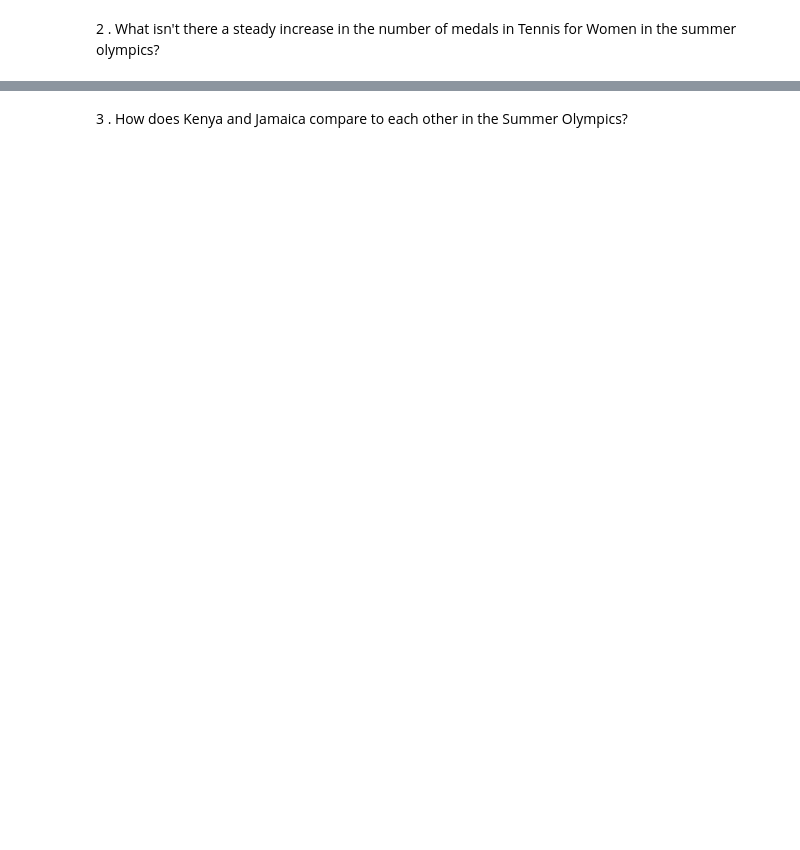
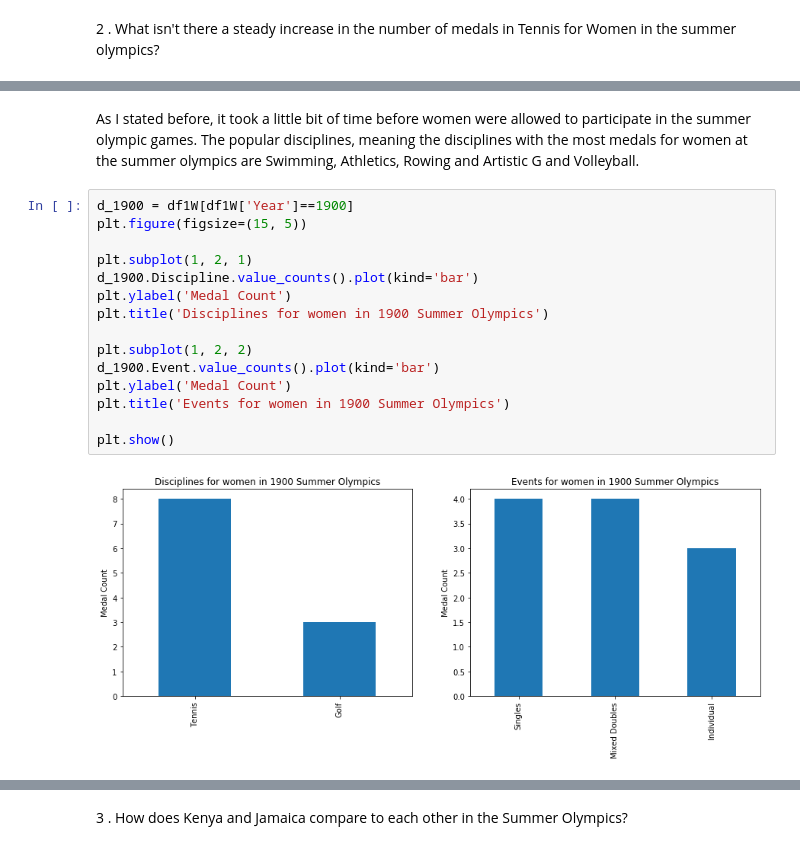
Before and after one commit to mguemon/Thinkful-, a Jupyter notebook: PrepCourseCapstone.ipynb, the cells around one changed output, grey strips where cells are left out. Cells and saved outputs as stored; diff of their text form; blank space fills up the shorter version.

```diff
--- a/PrepCourseCapstone.ipynb
+++ b/PrepCourseCapstone.ipynb
@@ -596,0 +589,20 @@ d_Tennis.groupby('Year').describe()
+# %% [markdown]
+As I stated before, it took a little bit of time before women were allowed to participate in the summer olympic games.
+The popular disciplines, meaning the disciplines with the most medals for women at the summer olympics are Swimming, Athletics, Rowing and Artistic G and Volleyball.
+# %%
+d_1900 = df1W[df1W['Year']==1900]
+plt.figure(figsize=(15, 5))
+
+plt.subplot(1, 2, 1)
+d_1900.Discipline.value_counts().plot(kind='bar')
+plt.ylabel('Medal Count')
+plt.title('Disciplines for women in 1900 Summer Olympics')
+
+plt.subplot(1, 2, 2)
+d_1900.Event.value_counts().plot(kind='bar')
+plt.ylabel('Medal Count')
+plt.title('Events for women in 1900 Summer Olympics')
+
+plt.show()
+# %% [output]
+[figure, added]
```
Also changed, not shown: parts of 32 cells of this notebook.
